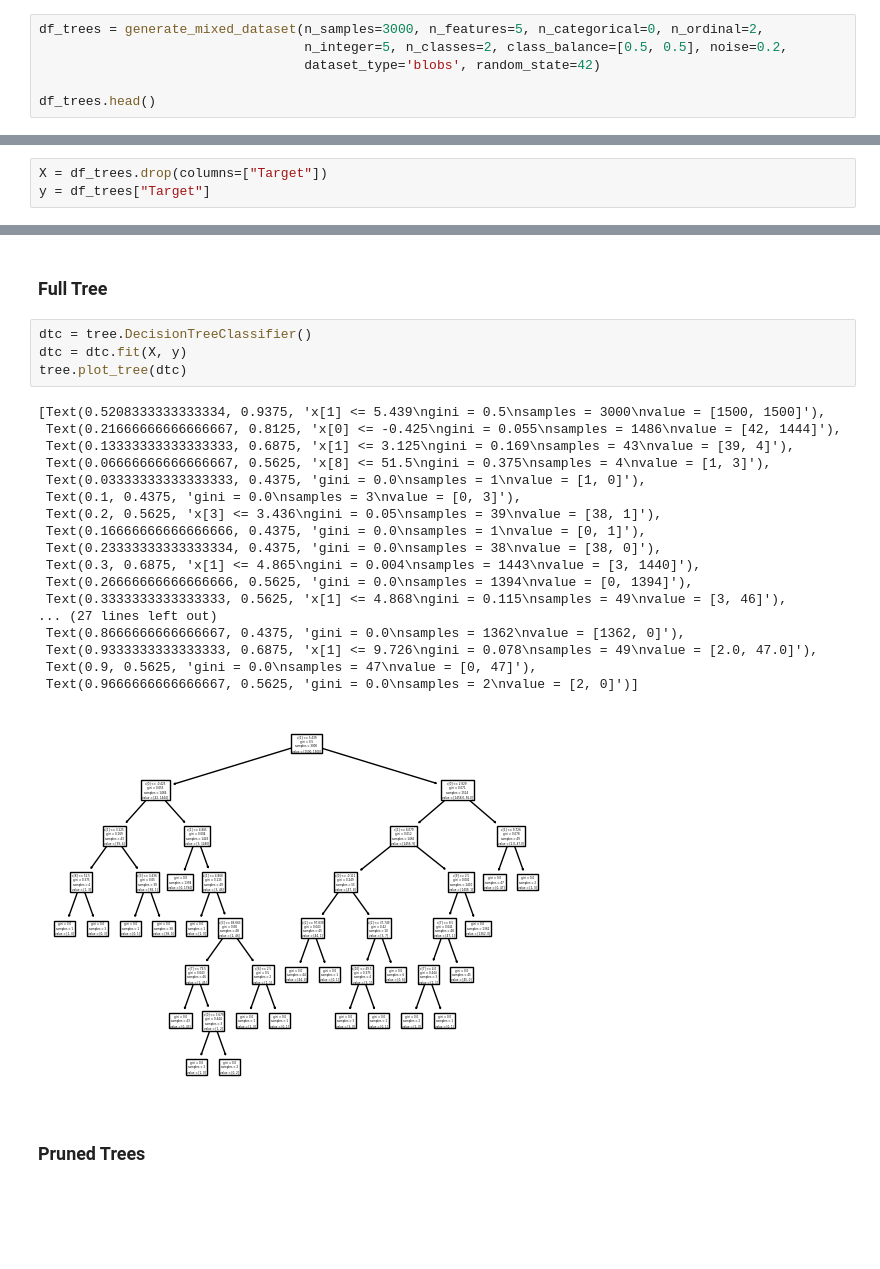
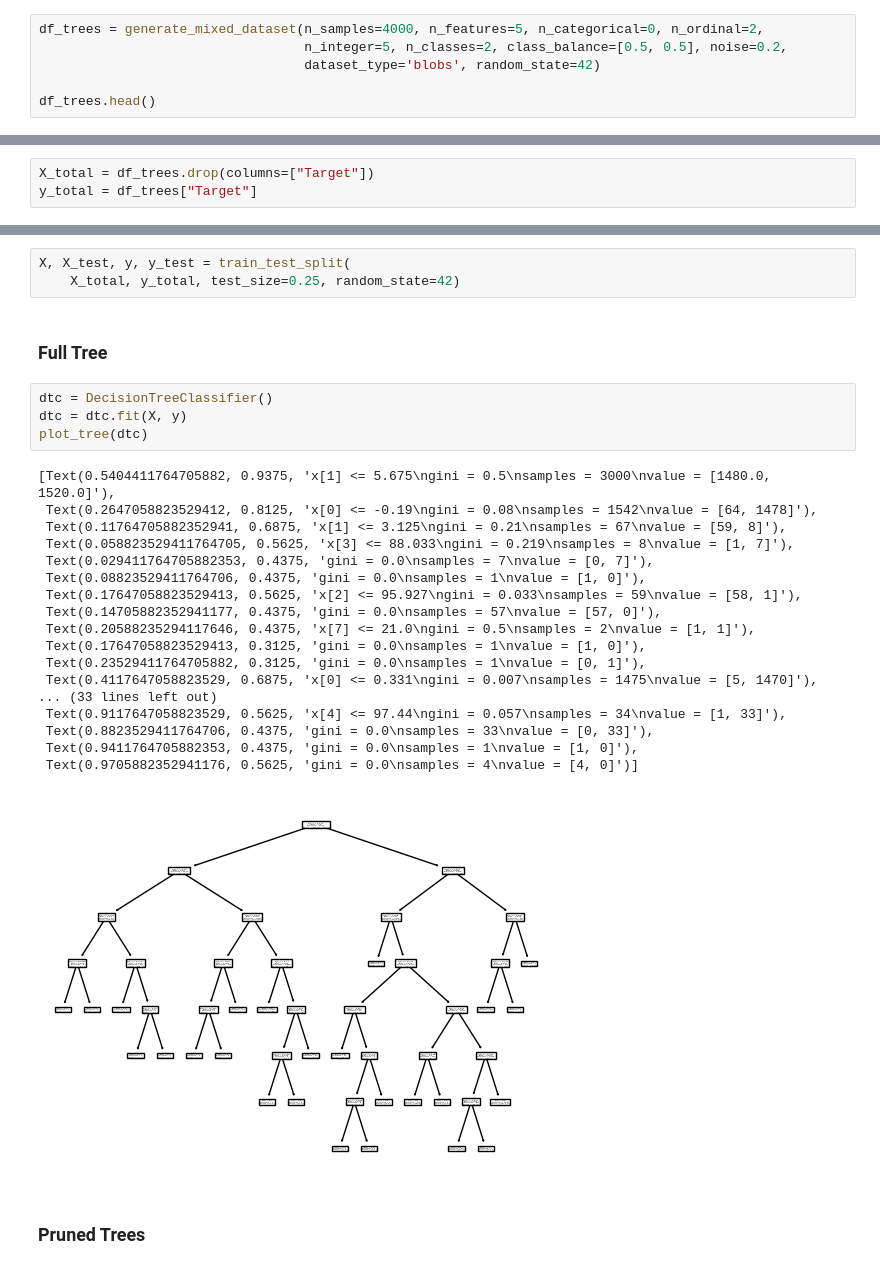
Before and after one commit to RodriCouto/ML_na_previsao_do_tempo_de_internato, a Jupyter notebook: babs.ipynb, the cells around one changed output, grey strips where cells are left out. Cells and saved outputs as stored; diff of their text form; blank space fills up the shorter version.

```diff
--- a/babs.ipynb
+++ b/babs.ipynb
@@ -23,7 +25,7 @@ By generating a dataset with the described characteristics, we can effectively d
 
 Acrscentar alguma cena sobre noise
 # %%
-df_trees = generate_mixed_dataset(n_samples=3000, n_features=5, n_categorical=0, n_ordinal=2,
+df_trees = generate_mixed_dataset(n_samples=4000, n_features=5, n_categorical=0, n_ordinal=2,
                                   n_integer=5, n_classes=2, class_balance=[0.5, 0.5], noise=0.2,
                                   dataset_type='blobs', random_state=42)
 
@@ -38,3 +40,3 @@ df_trees.head()
 # %%
-X = df_trees.drop(columns=["Target"])
-y = df_trees["Target"]
+X_total = df_trees.drop(columns=["Target"])
+y_total = df_trees["Target"]
@@ -50,28 +45,31 @@ y_test = ds_test["Target"]
+# %%
+X, X_test, y, y_test = train_test_split(
+    X_total, y_total, test_size=0.25, random_state=42)
 # %% [markdown]
 ### Full Tree
 # %%
-dtc = tree.DecisionTreeClassifier()
+dtc = DecisionTreeClassifier()
 dtc = dtc.fit(X, y)
-tree.plot_tree(dtc)
+plot_tree(dtc)
 # %% [output]
-[Text(0.5208333333333334, 0.9375, 'x[1] <= 5.439\ngini = 0.5\nsamples = 3000\nvalue = [1500, 1500]'),
- Text(0.21666666666666667, 0.8125, 'x[0] <= -0.425\ngini = 0.055\nsamples = 1486\nvalue = [42, 1444]'),
- Text(0.13333333333333333, 0.6875, 'x[1] <= 3.125\ngini = 0.169\nsamples = 43\nvalue = [39, 4]'),
- Text(0.06666666666666667, 0.5625, 'x[8] <= 51.5\ngini = 0.375\nsamples = 4\nvalue = [1, 3]'),
- Text(0.03333333333333333, 0.4375, 'gini = 0.0\nsamples = 1\nvalue = [1, 0]'),
- Text(0.1, 0.4375, 'gini = 0.0\nsamples = 3\nvalue = [0, 3]'),
- Text(0.2, 0.5625, 'x[3] <= 3.436\ngini = 0.05\nsamples = 39\nvalue = [38, 1]'),
- Text(0.16666666666666666, 0.4375, 'gini = 0.0\nsamples = 1\nvalue = [0, 1]'),
- Text(0.23333333333333334, 0.4375, 'gini = 0.0\nsamples = 38\nvalue = [38, 0]'),
- Text(0.3, 0.6875, 'x[1] <= 4.865\ngini = 0.004\nsamples = 1443\nvalue = [3, 1440]'),
- Text(0.26666666666666666, 0.5625, 'gini = 0.0\nsamples = 1394\nvalue = [0, 1394]'),
- Text(0.3333333333333333, 0.5625, 'x[1] <= 4.868\ngini = 0.115\nsamples = 49\nvalue = [3, 46]'),
-... (27 lines left out)
- Text(0.8666666666666667, 0.4375, 'gini = 0.0\nsamples = 1362\nvalue = [1362, 0]'),
- Text(0.9333333333333333, 0.6875, 'x[1] <= 9.726\ngini = 0.078\nsamples = 49\nvalue = [2.0, 47.0]'),
- Text(0.9, 0.5625, 'gini = 0.0\nsamples = 47\nvalue = [0, 47]'),
- Text(0.9666666666666667, 0.5625, 'gini = 0.0\nsamples = 2\nvalue = [2, 0]')]
+[Text(0.5404411764705882, 0.9375, 'x[1] <= 5.675\ngini = 0.5\nsamples = 3000\nvalue = [1480.0, 1520.0]'),
+ Text(0.2647058823529412, 0.8125, 'x[0] <= -0.19\ngini = 0.08\nsamples = 1542\nvalue = [64, 1478]'),
+ Text(0.11764705882352941, 0.6875, 'x[1] <= 3.125\ngini = 0.21\nsamples = 67\nvalue = [59, 8]'),
+ Text(0.058823529411764705, 0.5625, 'x[3] <= 88.033\ngini = 0.219\nsamples = 8\nvalue = [1, 7]'),
+ Text(0.029411764705882353, 0.4375, 'gini = 0.0\nsamples = 7\nvalue = [0, 7]'),
+ Text(0.08823529411764706, 0.4375, 'gini = 0.0\nsamples = 1\nvalue = [1, 0]'),
+ Text(0.17647058823529413, 0.5625, 'x[2] <= 95.927\ngini = 0.033\nsamples = 59\nvalue = [58, 1]'),
+ Text(0.14705882352941177, 0.4375, 'gini = 0.0\nsamples = 57\nvalue = [57, 0]'),
+ Text(0.20588235294117646, 0.4375, 'x[7] <= 21.0\ngini = 0.5\nsamples = 2\nvalue = [1, 1]'),
+ Text(0.17647058823529413, 0.3125, 'gini = 0.0\nsamples = 1\nvalue = [1, 0]'),
+ Text(0.23529411764705882, 0.3125, 'gini = 0.0\nsamples = 1\nvalue = [0, 1]'),
+ Text(0.4117647058823529, 0.6875, 'x[0] <= 0.331\ngini = 0.007\nsamples = 1475\nvalue = [5, 1470]'),
+... (33 lines left out)
+ Text(0.9117647058823529, 0.5625, 'x[4] <= 97.44\ngini = 0.057\nsamples = 34\nvalue = [1, 33]'),
+ Text(0.8823529411764706, 0.4375, 'gini = 0.0\nsamples = 33\nvalue = [0, 33]'),
+ Text(0.9411764705882353, 0.4375, 'gini = 0.0\nsamples = 1\nvalue = [1, 0]'),
+ Text(0.9705882352941176, 0.5625, 'gini = 0.0\nsamples = 4\nvalue = [4, 0]')]
-[figure, old version]
+[figure, new version]
 # %% [markdown]
 ### Pruned Trees
 # %% [markdown]
```
Also changed, not shown: parts of 25 cells of this notebook.
